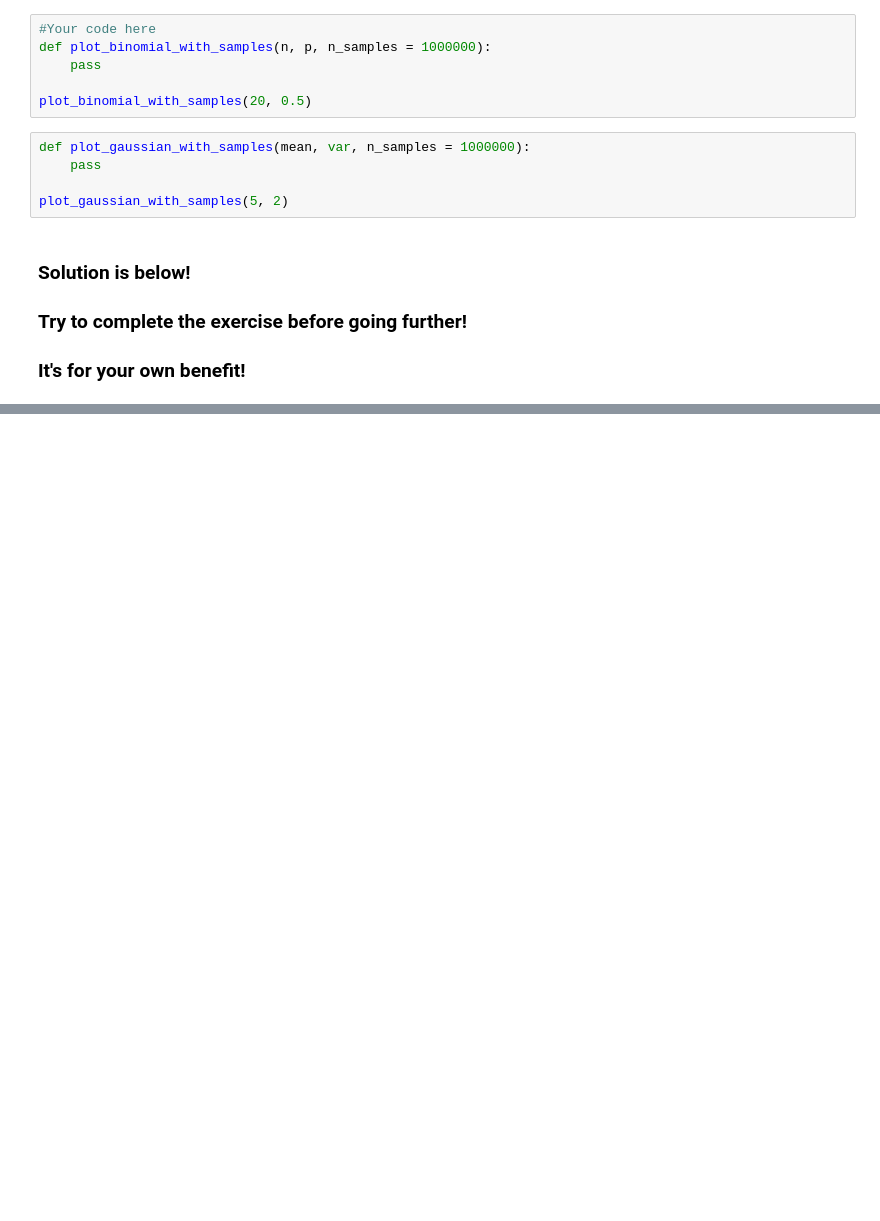
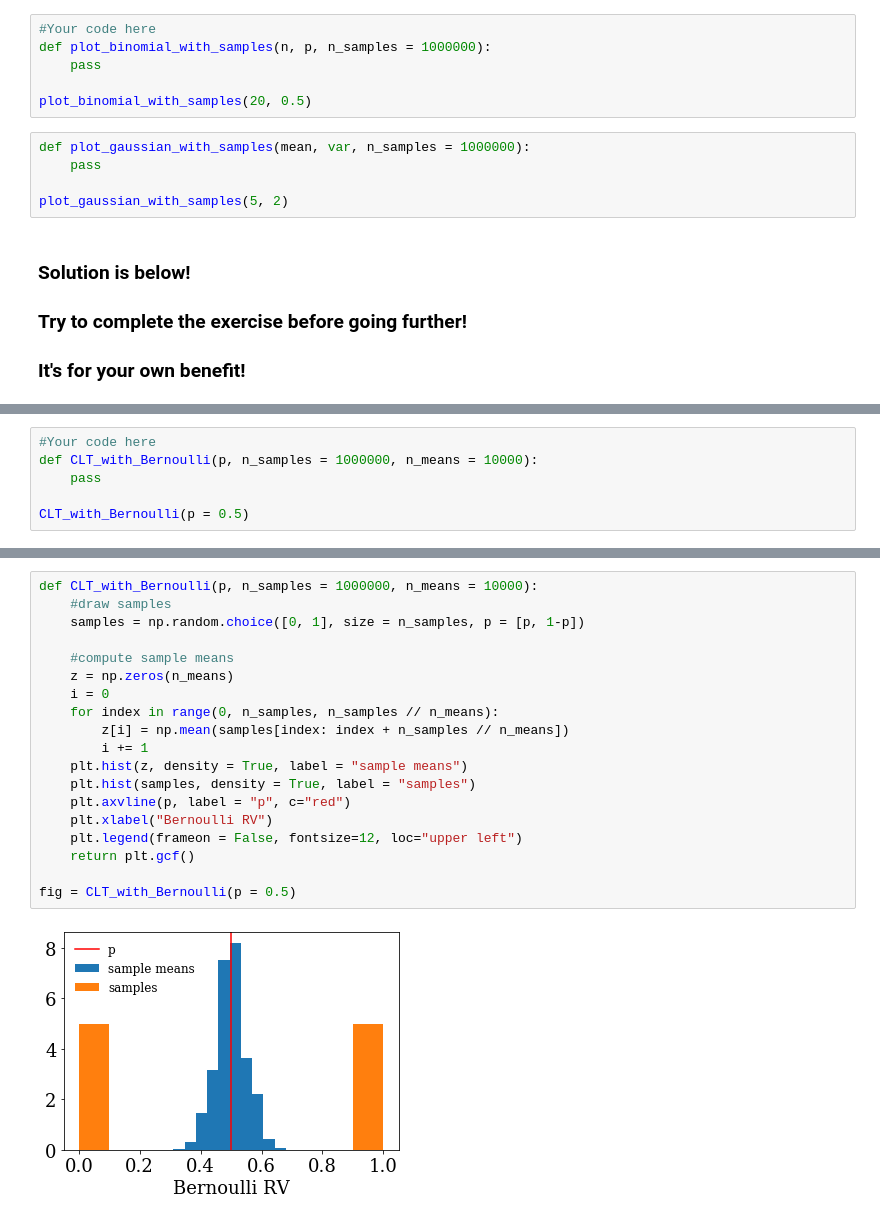
Before and after one commit to tmcclintock/InsightSeminars, a Jupyter notebook: StatisticsSeminar/McClintock_Insight2020A_StatsSeminar_Exercises.ipynb, the cells around one changed output, grey strips where cells are left out. Cells and saved outputs as stored; diff of their text form; blank space fills up the shorter version.

```diff
--- a/StatisticsSeminar/McClintock_Insight2020A_StatsSeminar_Exercises.ipynb
+++ b/StatisticsSeminar/McClintock_Insight2020A_StatsSeminar_Exercises.ipynb
@@ -82,0 +103,6 @@ fig = plot_gaussian_with_samples(5, 4)
+# %%
+#Your code here
+def CLT_with_Bernoulli(p, n_samples = 1000000, n_means = 10000):
+    pass
+
+CLT_with_Bernoulli(p = 0.5)
@@ -82,0 +113,21 @@ fig = plot_gaussian_with_samples(5, 4)
+# %%
+def CLT_with_Bernoulli(p, n_samples = 1000000, n_means = 10000):
+    #draw samples
+    samples = np.random.choice([0, 1], size = n_samples, p = [p, 1-p])
+
+    #compute sample means
+    z = np.zeros(n_means)
+    i = 0
+    for index in range(0, n_samples, n_samples // n_means):
+        z[i] = np.mean(samples[index: index + n_samples // n_means])
+        i += 1
+    plt.hist(z, density = True, label = "sample means")
+    plt.hist(samples, density = True, label = "samples")
+    plt.axvline(p, label = "p", c="red")
+    plt.xlabel("Bernoulli RV")
+    plt.legend(frameon = False, fontsize=12, loc="upper left")
+    return plt.gcf()
+
+fig = CLT_with_Bernoulli(p = 0.5)
+# %% [output]
+[figure, added]
```
Also changed, not shown: parts of 4 cells of this notebook.
